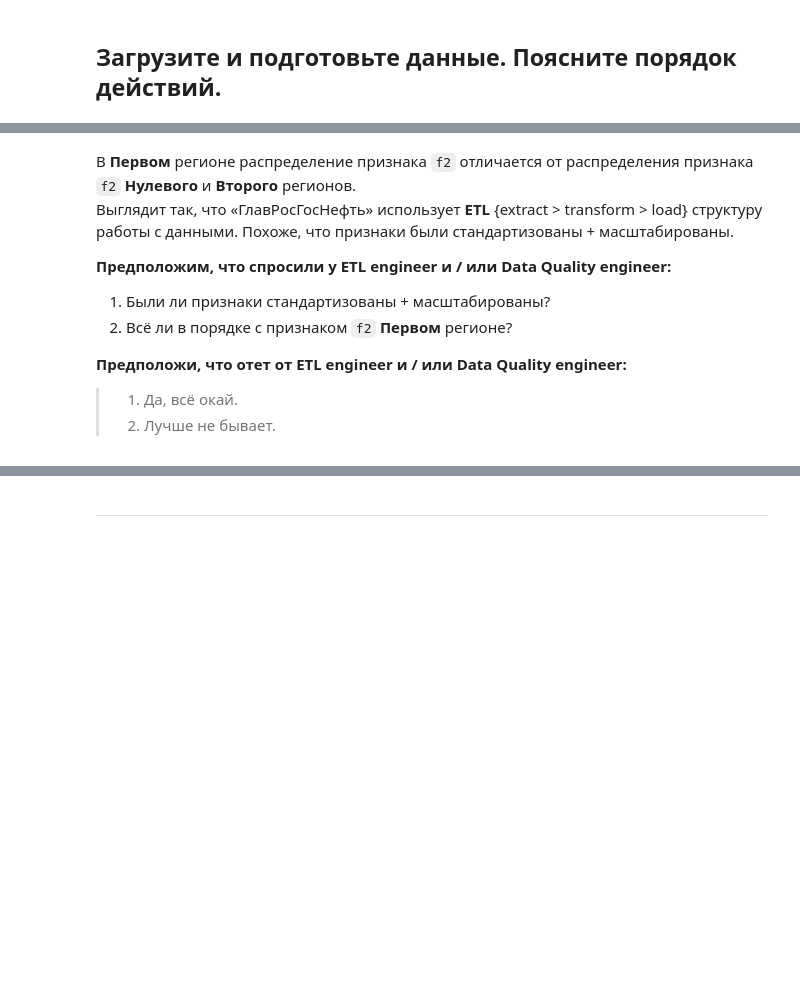
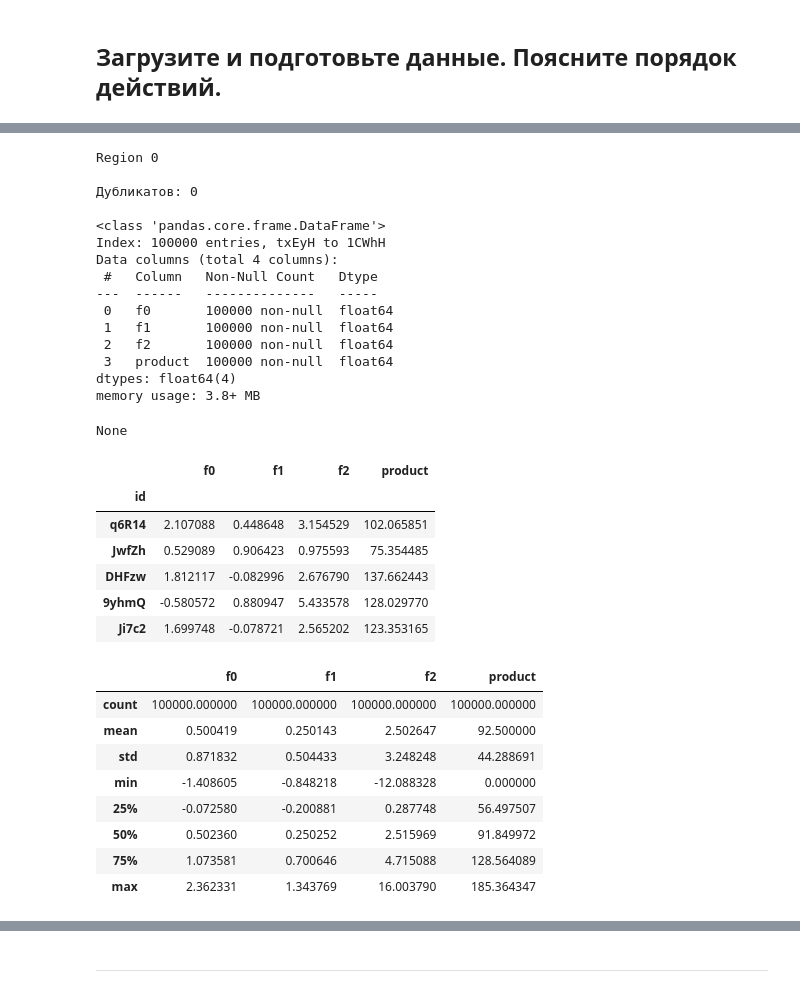
Before and after one commit to zabelin-ds/practicum, a Jupyter notebook: 08_project/sprint_11.ipynb, the cells around one changed output, grey strips where cells are left out. Cells and saved outputs as stored; diff of their text form; code cells hidden in the pictures; blank space fills up the shorter version.

```diff
--- a/08_project/sprint_11.ipynb
+++ b/08_project/sprint_11.ipynb
@@ -165,3 +141,16 @@ def plot_hist(geo_data, title='test', custom_params=custom_params):
         fig.suptitle(title)
 
         plt.show()
+# %%
+def baisic_df_info(data_df, title='Basic Info'):
+    print(title, end='\n\n')
+    print('Дубликатов:',
+             len(data_df.loc[data_df.duplicated()].index),
+          end='\n\n'
+     )
+
+    display(
+        data_df.info(),
+        data_df.sample(5),
+        data_df.describe(),
+    )
@@ -318,11 +206,35 @@ None
-# %% [markdown]
-В **Первом** регионе распределение признака `f2` отличается от распределения признака `f2` **Нулевого** и **Второго** регионов.
-Выглядит так, что «ГлавРосГосНефть» использует **ETL** {extract > transform > load} структуру работы с данными. Похоже, что признаки были стандартизованы + масштабированы.
-
-**Предположим, что спросили у ETL engineer и / или Data Quality engineer:**
-1. Были ли признаки стандартизованы + масштабированы?
-2. Всё ли в порядке с признаком `f2` **Первом** регионе?
-
-**Предположи, что отет от ETL engineer и / или Data Quality engineer:**
-> 1. Да, всё окай.
-> 2. Лучше не бывает.
+# %%
+baisic_df_info(geo_data_zero, 'Region 0')
+# %% [output]
+Region 0
+
+Дубликатов: 0
+
+<class 'pandas.core.frame.DataFrame'>
+Index: 100000 entries, txEyH to 1CWhH
+Data columns (total 4 columns):
+ #   Column   Non-Null Count   Dtype
+---  ------   --------------   -----
+ 0   f0       100000 non-null  float64
+ 1   f1       100000 non-null  float64
+ 2   f2       100000 non-null  float64
+ 3   product  100000 non-null  float64
+dtypes: float64(4)
+memory usage: 3.8+ MB
+None
+|  | f0 | f1 | f2 | product |
+| id |  |  |  |  |
+| q6R14 | 2.107088 | 0.448648 | 3.154529 | 102.065851 |
+| JwfZh | 0.529089 | 0.906423 | 0.975593 | 75.354485 |
+| DHFzw | 1.812117 | -0.082996 | 2.676790 | 137.662443 |
+| 9yhmQ | -0.580572 | 0.880947 | 5.433578 | 128.029770 |
+| Ji7c2 | 1.699748 | -0.078721 | 2.565202 | 123.353165 |
+|  | f0 | f1 | f2 | product |
+| count | 100000.000000 | 100000.000000 | 100000.000000 | 100000.000000 |
+| mean | 0.500419 | 0.250143 | 2.502647 | 92.500000 |
+| std | 0.871832 | 0.504433 | 3.248248 | 44.288691 |
+| min | -1.408605 | -0.848218 | -12.088328 | 0.000000 |
+| 25% | -0.072580 | -0.200881 | 0.287748 | 56.497507 |
+| 50% | 0.502360 | 0.250252 | 2.515969 | 91.849972 |
+| 75% | 1.073581 | 0.700646 | 4.715088 | 128.564089 |
+| max | 2.362331 | 1.343769 | 16.003790 | 185.364347 |
```
Also changed, not shown: parts of 45 cells of this notebook.
